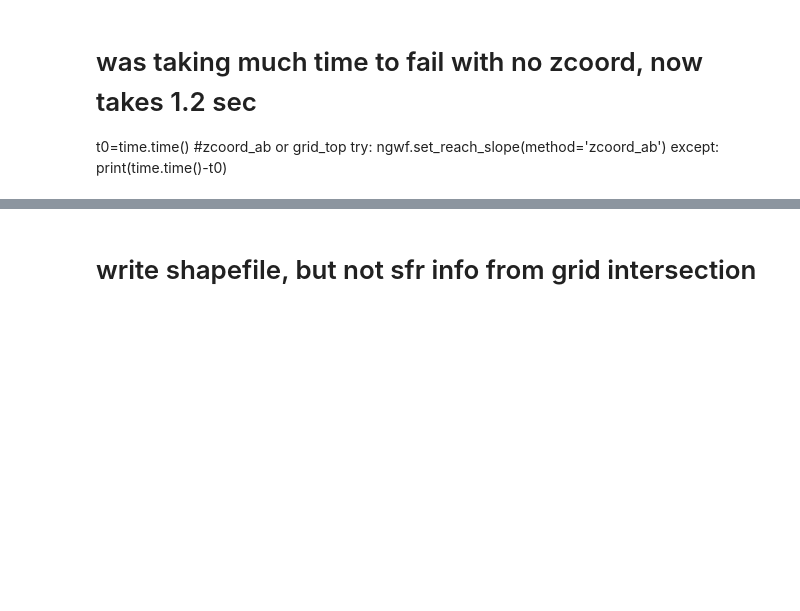
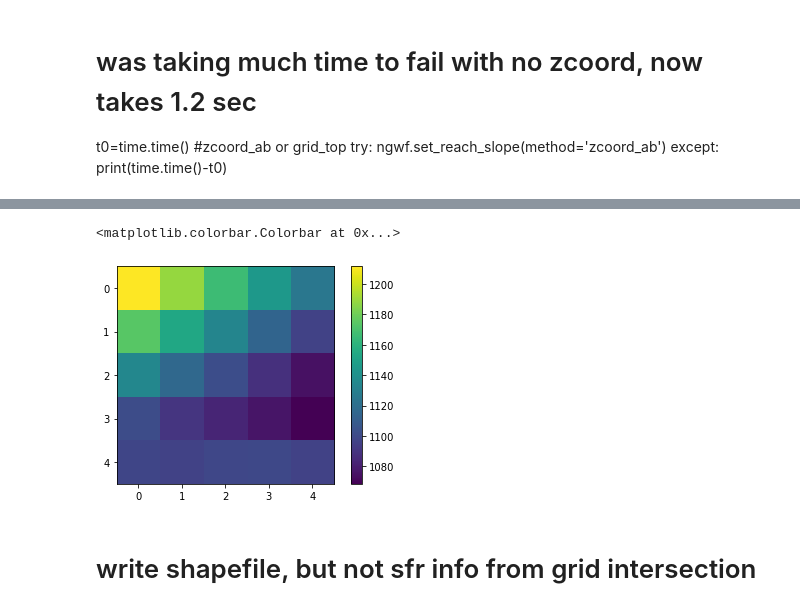
Before and after one commit to mwtoews/surface-water-network, a Jupyter notebook: 20210528_swn_wairau.ipynb, the cells around one changed output, grey strips where cells are left out. Drawn from its saved outputs; the diff is of its cells as text; code cells hidden in the pictures; blank space fills up the shorter version.

```diff
--- a/20210528_swn_wairau.ipynb
+++ b/20210528_swn_wairau.ipynb
@@ -147,4 +135,7 @@ ngwf.reaches
 # %%
 # no rno=0 so missing labels error, floats because of nans
+# mintop is way higher than top, top must have been filtered differently
+mintop=np.loadtxt(os.path.join(sim_ws,model_name+'.mintop.dat'))
 top=gwf.dis.top.array
 botm=gwf.dis.botm.array
+ngwf.set_reach_data_from_array("rtp", top)
@@ -194,0 +142,13 @@ while cont:
+# %%
+t0=time.time()
+df=ngwf.reaches.copy()
+rdf=ngwf.reaches.copy()
+df['ij']=df.apply(lambda x: (x['i'],x['j']),axis=1)
+for idx,r in df.iterrows():
+    trno=int(r['to_rno'])
+    if trno!=0:
+        #rdf.loc[idx,'ti']=int(df.loc[trno,'i'])
+        #rdf.loc[idx,'tj']=int(df.loc[trno,'j'])
+        rdf.loc[idx,'to_rtp']=df.loc[trno,'rtp']
+#rdf['titj']=rdf.apply(lambda x: (int(x['ti']),int(x['tj'])),axis=1)
+print(time.time()-t0)
@@ -203,0 +236,6 @@ rdf.loc[:,'rbth']=2
+# %%
+plt.imshow(top[385:390,55:60])
+plt.colorbar()
+# %% [output]
+<matplotlib.colorbar.Colorbar at 0x...>
+[figure, added]
```
Also changed, not shown: parts of 17 cells of this notebook, 1 other file.
